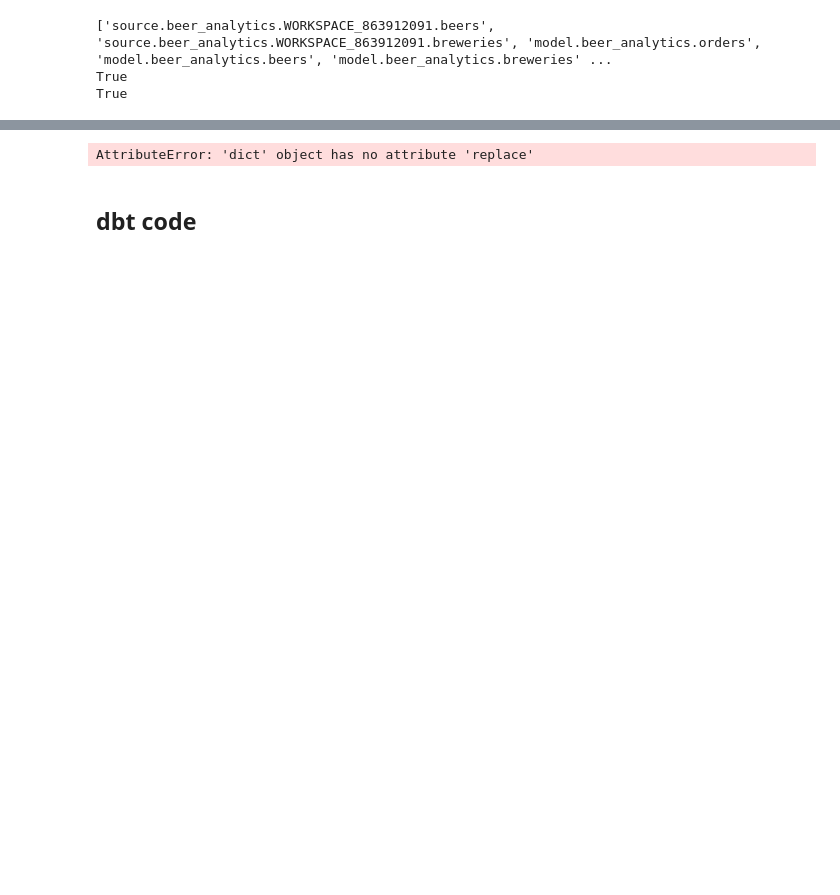
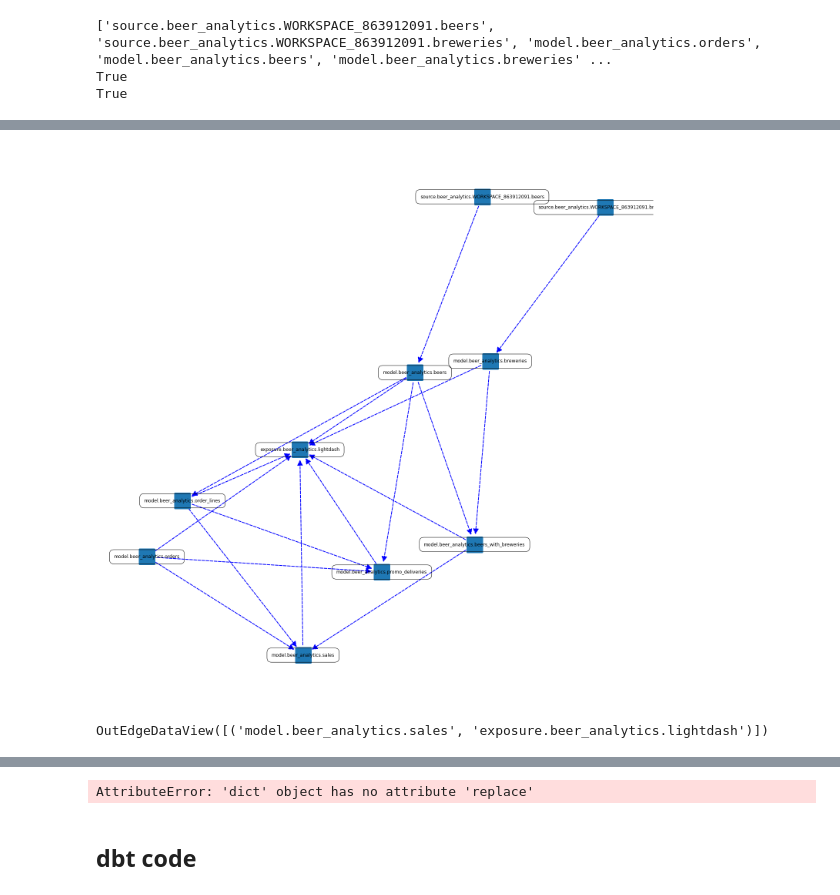
Before and after one commit to Vfisa/keboola_dbt_beer_demo_datafold, a Jupyter notebook: analysis/dbt_artifacts.ipynb, the cells around one changed output, grey strips where cells are left out. Saved outputs shown, nothing was run; the diff lists cells and outputs as text; code cells hidden in the pictures; blank space fills up the shorter version.

```diff
--- a/analysis/dbt_artifacts.ipynb
+++ b/analysis/dbt_artifacts.ipynb
@@ -114,0 +117,29 @@ This figure includes Axes that are not compatible with tight_layout, so results
+# %%
+
+plt.figure(figsize=(20, 20))
+
+nx.draw(
+    G1,
+    pos=nx.kamada_kawai_layout(G1),
+#    pos=nx.fruchterman_reingold_layout(G1),
+    with_labels=True,
+    font_color='black',
+    alpha=1,
+    width=2,
+    linewidths=5,
+    arrowsize=30,
+    style="dashed",
+    edge_color="b",
+    node_shape="s",
+    node_size=1400,
+    bbox=dict(facecolor='none', edgecolor='black', boxstyle='round,pad=1'),
+    )
+
+plt.tight_layout()
+plt.show()
+# %% [output]
+[figure, added]
+# %%
+nx.edges(G1, ['model.beer_analytics.sales'], )
+# %% [output]
+OutEdgeDataView([('model.beer_analytics.sales', 'exposure.beer_analytics.lightdash')])
```
Also changed, not shown: parts of 13 cells of this notebook, 6 other files.
